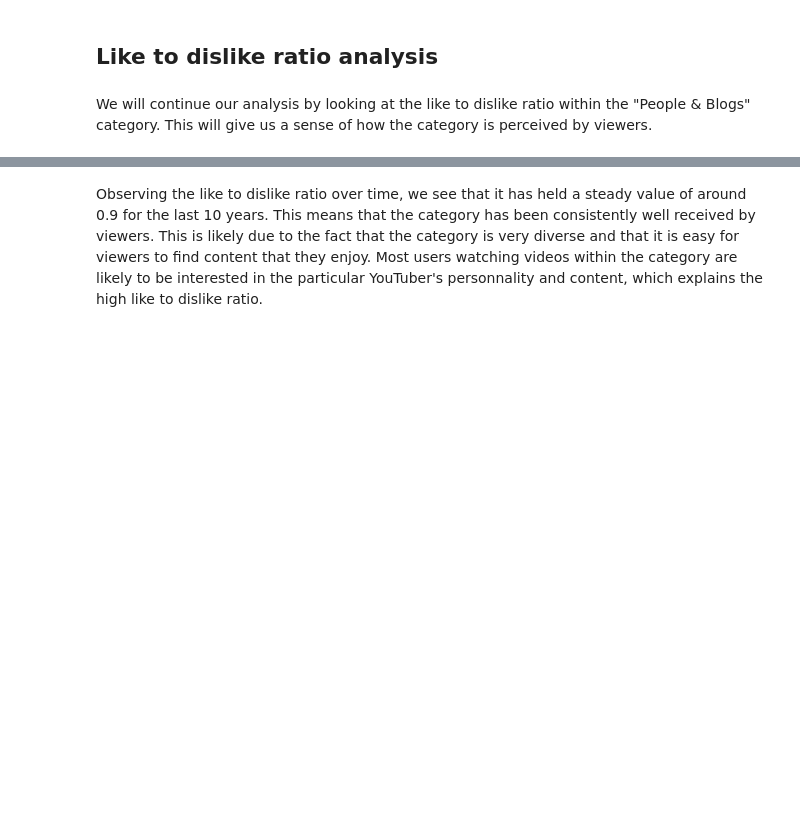
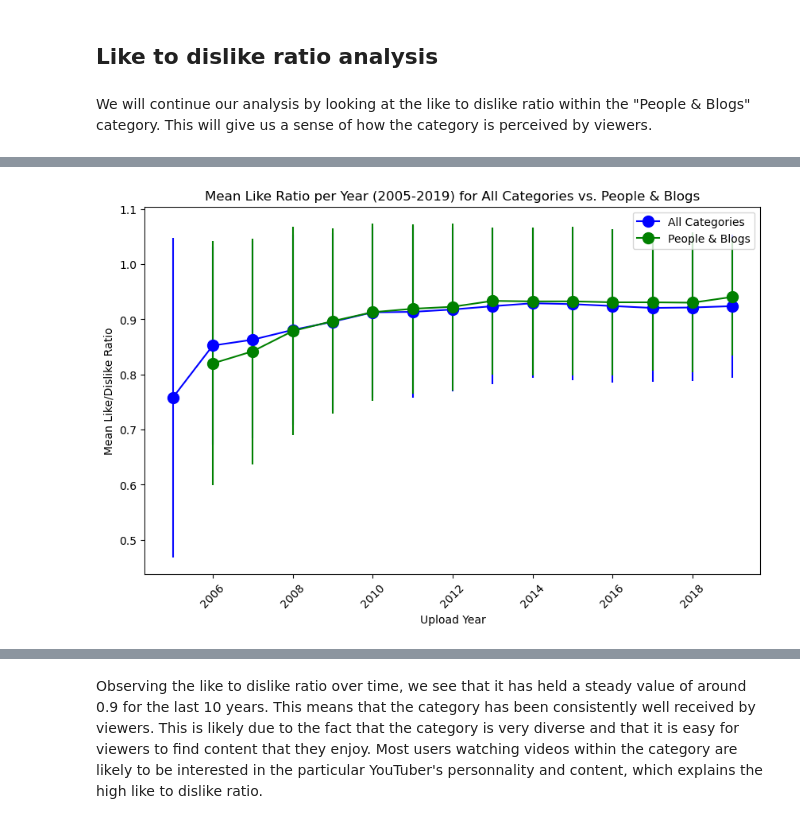
Before and after one commit to kamilmellouk/kadabros, a Jupyter notebook: eda.ipynb, the cells around one changed output, grey strips where cells are left out. Saved outputs shown, nothing was run; the diff lists cells and outputs as text; code cells hidden in the pictures; blank space fills up the shorter version.

```diff
--- a/eda.ipynb
+++ b/eda.ipynb
@@ -161,16 +209,17 @@ df_feather.sample(5)
 # %%
 df_non_na_like_rate = df_feather[df_feather["like_rate"].notnull()]
 
 all_cc_mean_like_rate = df_non_na_like_rate.groupby("upload_year")["like_rate"].agg(["mean", "std"])
 pb_mean_like_rate = df_non_na_like_rate[df_non_na_like_rate["categories"]==CATEGORY].groupby("upload_year")["like_rate"].agg(["mean", "std"])
 
 plt.figure(figsize=(10, 6))
 plt.errorbar(x=all_cc_mean_like_rate.index, y=all_cc_mean_like_rate["mean"], yerr=all_cc_mean_like_rate["std"], color="b", marker="o", markersize=10, label="All Categories")
 plt.errorbar(x=pb_mean_like_rate.index, y=pb_mean_like_rate["mean"], yerr=pb_mean_like_rate["std"], color="g", marker="o", markersize=10, label="People & Blogs")
 plt.xticks(rotation=45)
 plt.ylabel("Mean Like/Dislike Ratio")
 plt.xlabel("Upload Year")
-plt.xlim(0, 1)
 plt.title("Mean Like Ratio per Year (2005-2019) for All Categories vs. People & Blogs")
 plt.legend()
 plt.show();
+# %% [output]
+[figure, added]
```
Also changed, not shown: parts of 25 cells of this notebook.
